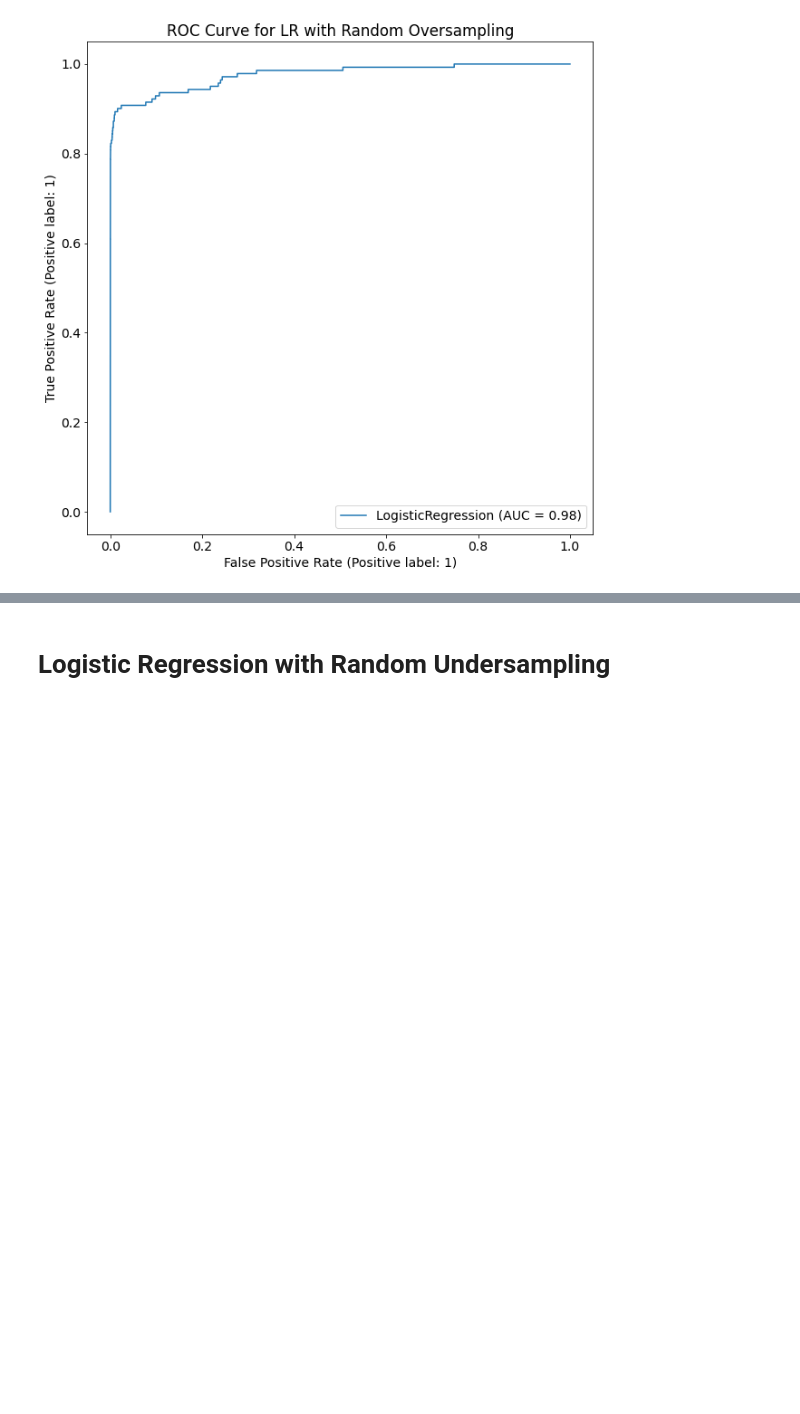
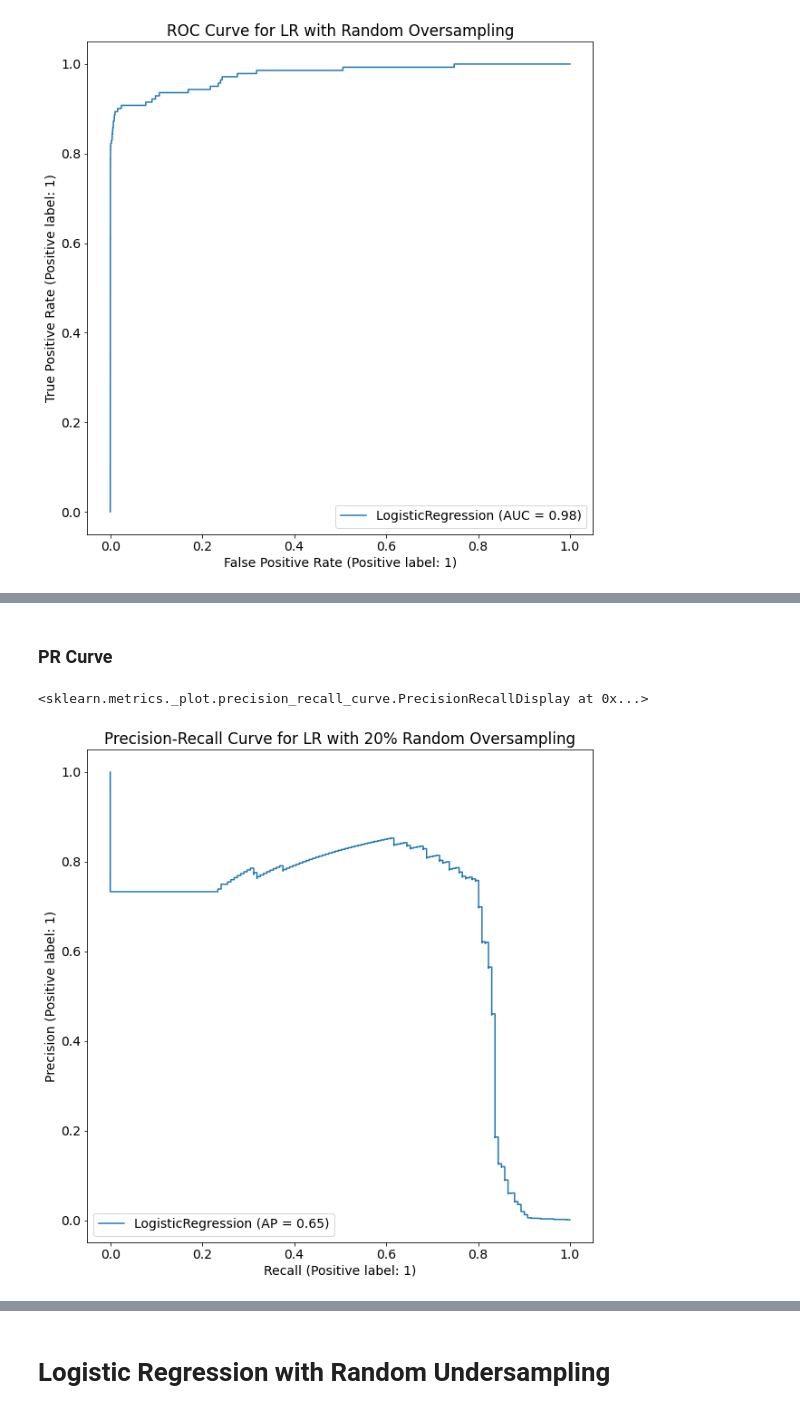
Before and after one commit to nolanspecter/Credit-Card-Fraud-Detection, a Jupyter notebook: Thesis.ipynb, the cells around one changed output, grey strips where cells are left out. Saved outputs shown, nothing was run; the diff lists cells and outputs as text; code cells hidden in the pictures; blank space fills up the shorter version.

```diff
--- a/Thesis.ipynb
+++ b/Thesis.ipynb
@@ -437,0 +540,9 @@ plot_roc_curve(LR_over, X_test, y_test, ax=ax)
+# %% [markdown]
+### PR Curve
+# %%
+fig, ax = plt.subplots(figsize=(10, 10))
+ax.set_title('Precision-Recall Curve for LR with 20% Random Oversampling')
+plot_precision_recall_curve(LR_over, X_test, y_test, ax=ax)
+# %% [output]
+<sklearn.metrics._plot.precision_recall_curve.PrecisionRecallDisplay at 0x...>
+[figure, added]
```
Also changed, not shown: parts of 184 cells of this notebook, 1 other file.
